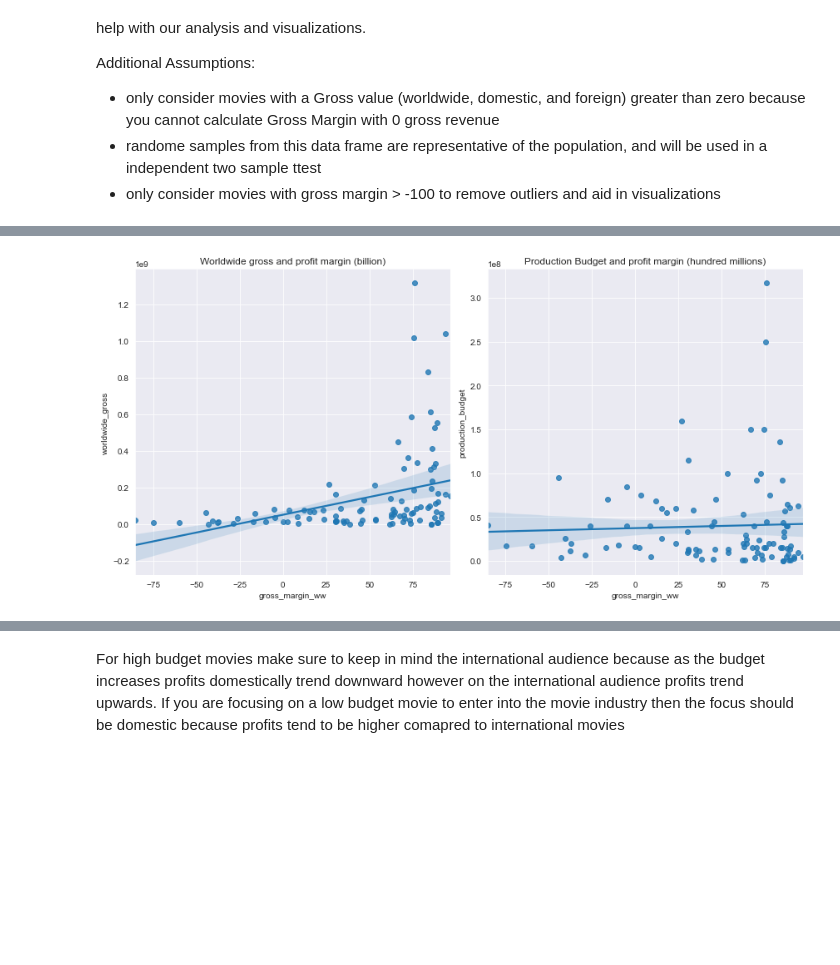
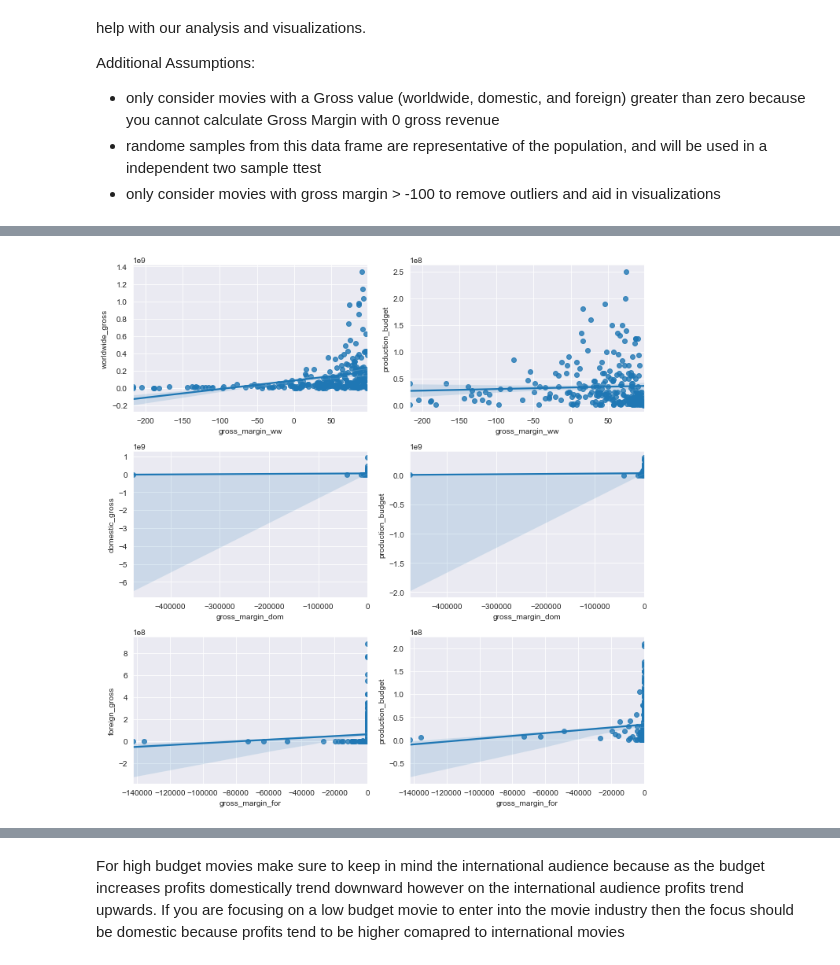
Before and after one commit to masonbatch/dsc-capstone, a Jupyter notebook: student.ipynb, the cells around one changed output, grey strips where cells are left out. Cells and saved outputs as stored; diff of their text form; code cells hidden in the pictures; blank space fills up the shorter version.

```diff
--- a/student.ipynb
+++ b/student.ipynb
@@ -385,16 +450,39 @@ budgets['month_index'] = month
+# %%
+# Create the Gross Margin column in a new dataframe called budgets
+budgets_for =  movie_budgets.copy()
+
+# only use movies that gross > 0
+budgets_for = budgets_for.loc[budgets_for['foreign_gross'] > 0]
+# calculate gross Margin
+budgets_for['gross_margin_for'] = (budgets_for['foreign_gross'] -
+                              budgets_for['production_budget']) / budgets_for['foreign_gross'] * 100
+# Add month index column to budgets
+month = pd.to_datetime(budgets_for['release_date']).dt.month
+budgets_for['month_index'] = month
 # %%
 # take a random sample of size 100
-sample = budgets.loc[budgets['gross_margin_ww'] > -100].sample(n=100)
+
+
+sample_ww = filtered.sample(n=250) # .loc[budgets['gross_margin_ww'] > -100]
+sample_dom = budgets_dom.sample(n=250) # .loc[budgets_dom['gross_margin_dom'] > -100]
+sample_for = budgets_for.sample(n=250) # .loc[budgets_for['gross_margin_for'] > -100]
+#
 # %%
 # This plot is visualizing the WORLDWIDE profit margin calculated using worldwide gross
 sns.set_style("darkgrid")
 
-fig, (ax1, ax2) = plt.subplots(figsize=(12,6), ncols = 2)
-sns.regplot(data = sample, x = "gross_margin_ww" , y = "worldwide_gross", ax=ax1);
-sns.regplot(data = sample, x = "gross_margin_ww" , y = "production_budget", ax=ax2);
+fig, ax = plt.subplots(figsize=(10,10), ncols = 2, nrows = 3)
+sns.regplot(data = sample_ww, x = "gross_margin_ww" , y = "worldwide_gross", ax=ax[0,0]);
+sns.regplot(data = sample_ww, x = "gross_margin_ww" , y = "production_budget", ax=ax[0,1]);
 
-ax1.set_title("Worldwide gross and profit margin (billion)")
-ax2.set_title("Production Budget and profit margin (hundred millions)")
+sns.regplot(data = sample_dom, x = "gross_margin_dom" , y = "domestic_gross", ax=ax[1,0]);
+sns.regplot(data = sample_dom, x = "gross_margin_dom" , y = "production_budget", ax=ax[1,1]);
+
+sns.regplot(data = sample_for, x = "gross_margin_for" , y = "foreign_gross", ax=ax[2,0]);
+sns.regplot(data = sample_for, x = "gross_margin_for" , y = "production_budget", ax=ax[2,1]);
+
+#ax1.set_title("Worldwide gross and profit margin (billion)")
+#ax2.set_title("Production Budget and profit margin (hundred millions)")
 plt.tight_layout();
 # %% [output]
-[figure, old version]
+[figure, new version]
```
Also changed, not shown: parts of 17 cells of this notebook.
